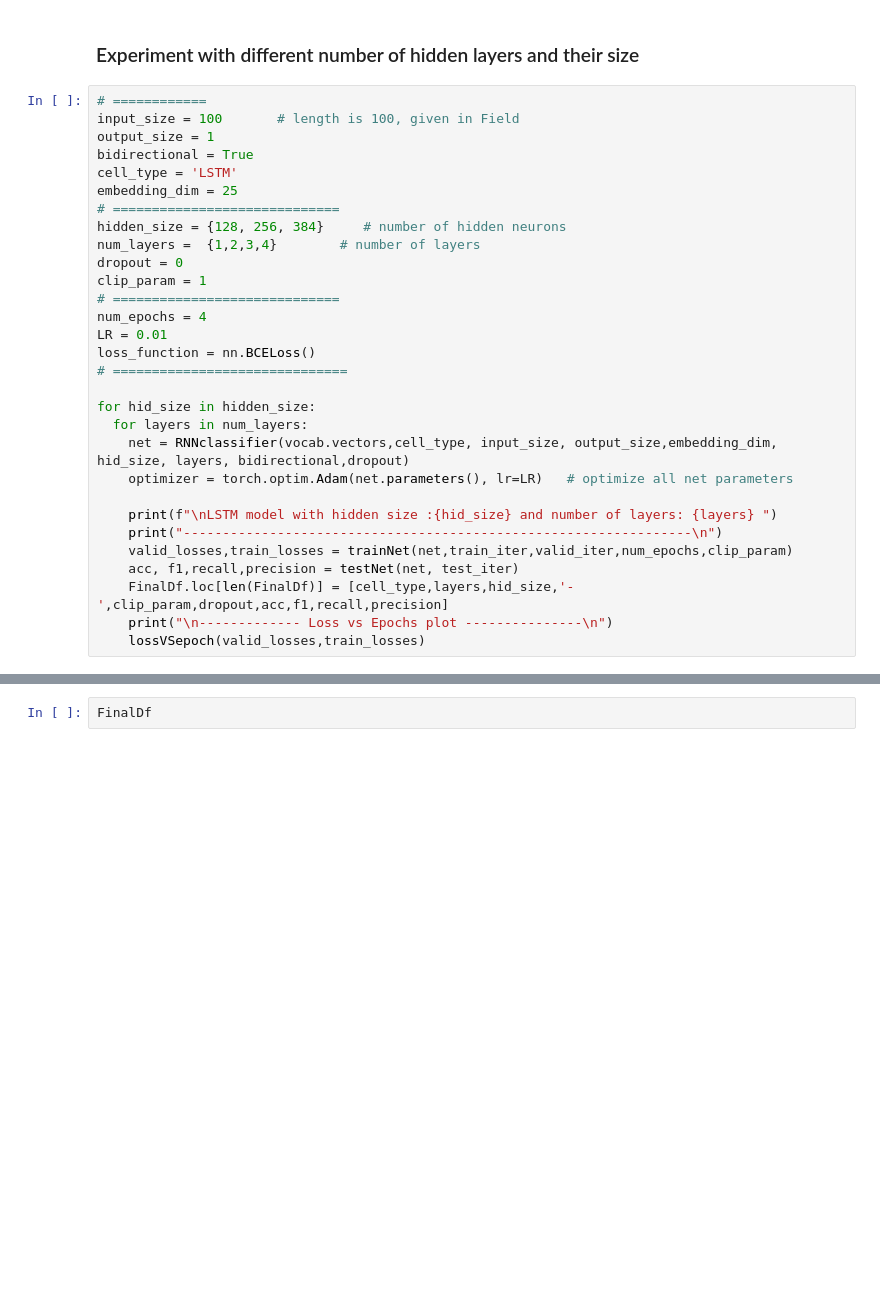
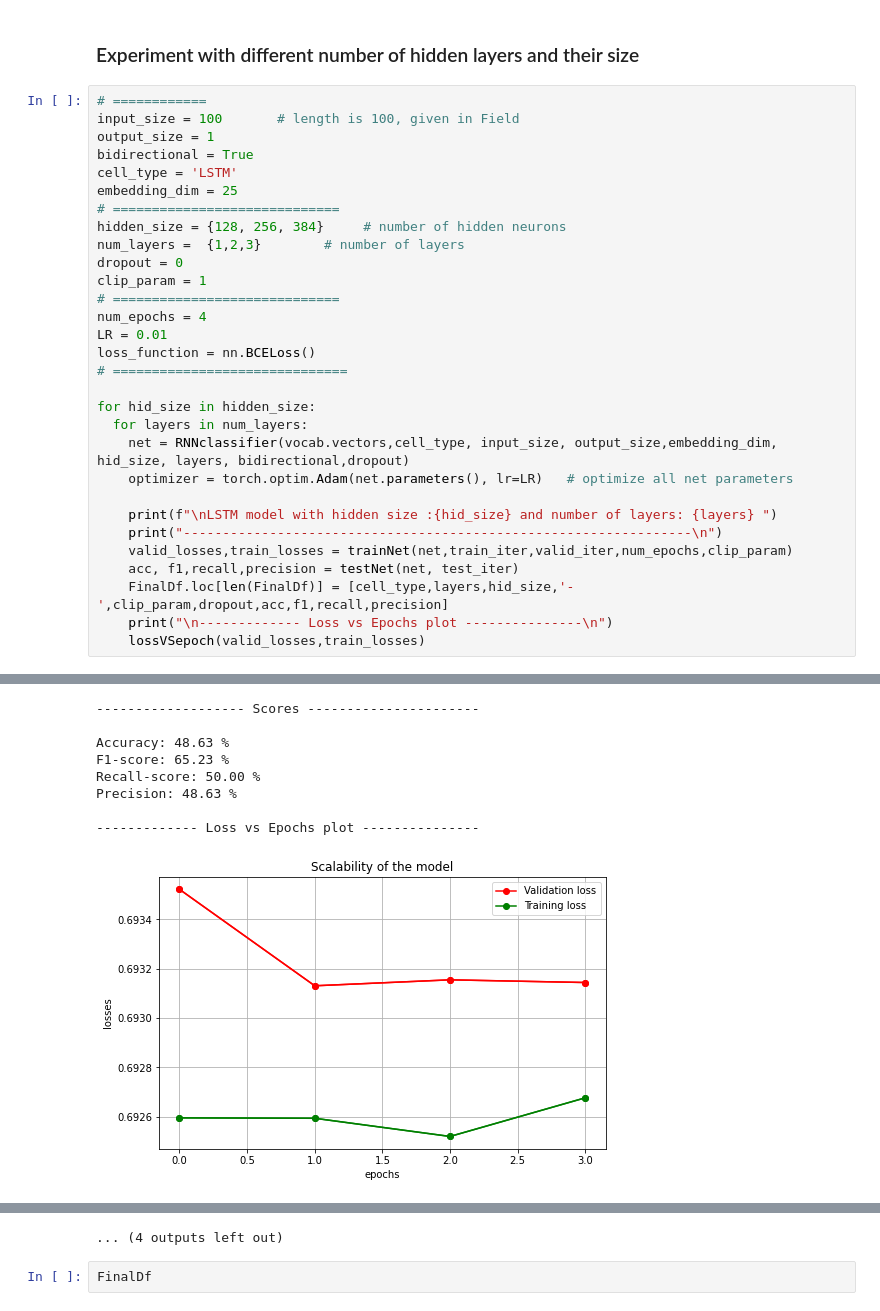
Before and after one commit to Myrto-Iglezou/Sentiment-classifier-RNN, a Jupyter notebook: Question-1.ipynb, the cells around one changed output, grey strips where cells are left out. Saved outputs shown, nothing was run; the diff lists cells and outputs as text; blank space fills up the shorter version.

```diff
--- a/Question-1.ipynb
+++ b/Question-1.ipynb
@@ -982,7 +1088,7 @@ cell_type = 'LSTM'
 embedding_dim = 25
 # =============================
 hidden_size = {128, 256, 384}     # number of hidden neurons
-num_layers =  {1,2,3,4}        # number of layers
+num_layers =  {1,2,3}        # number of layers
 dropout = 0
 clip_param = 1
 # =============================
@@ -1003,3 +1109,4 @@ for hid_size in hidden_size:
     FinalDf.loc[len(FinalDf)] = [cell_type,layers,hid_size,'-',clip_param,dropout,acc,f1,recall,precision]
     print("\n------------- Loss vs Epochs plot ---------------\n")
     lossVSepoch(valid_losses,train_losses)
+# %% [output]
@@ -1005,0 +1120,9 @@ for hid_size in hidden_size:
+------------------- Scores ----------------------
+
+Accuracy: 48.63 %
+F1-score: 65.23 %
+Recall-score: 50.00 %
+Precision: 48.63 %
+
+------------- Loss vs Epochs plot ---------------
+[figure, added]
@@ -1006,3 +1213,4 @@ for hid_size in hidden_size:
+... (4 outputs left out)
 # %%
 FinalDf
 # %% [markdown]
```
Also changed, not shown: parts of 4 cells of this notebook.
